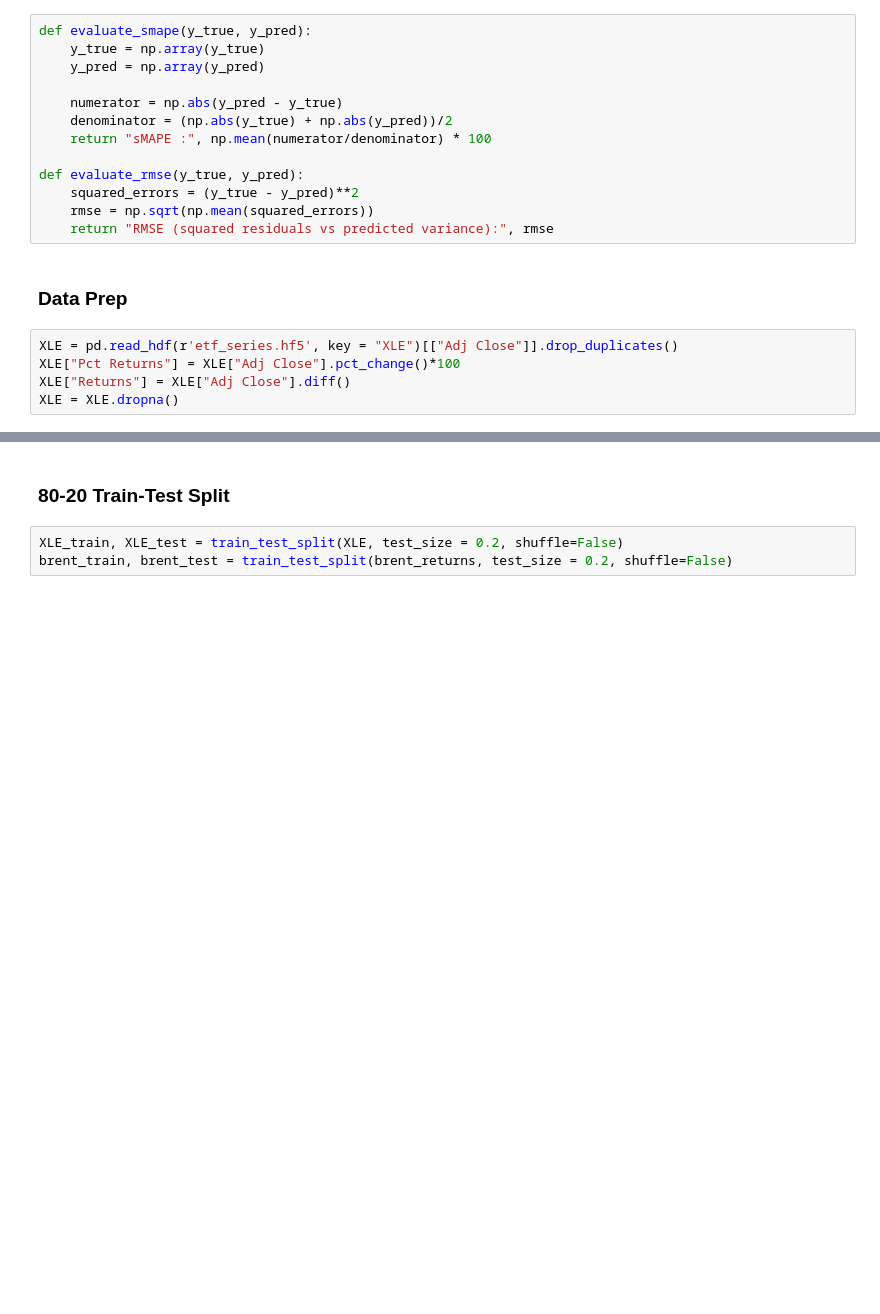
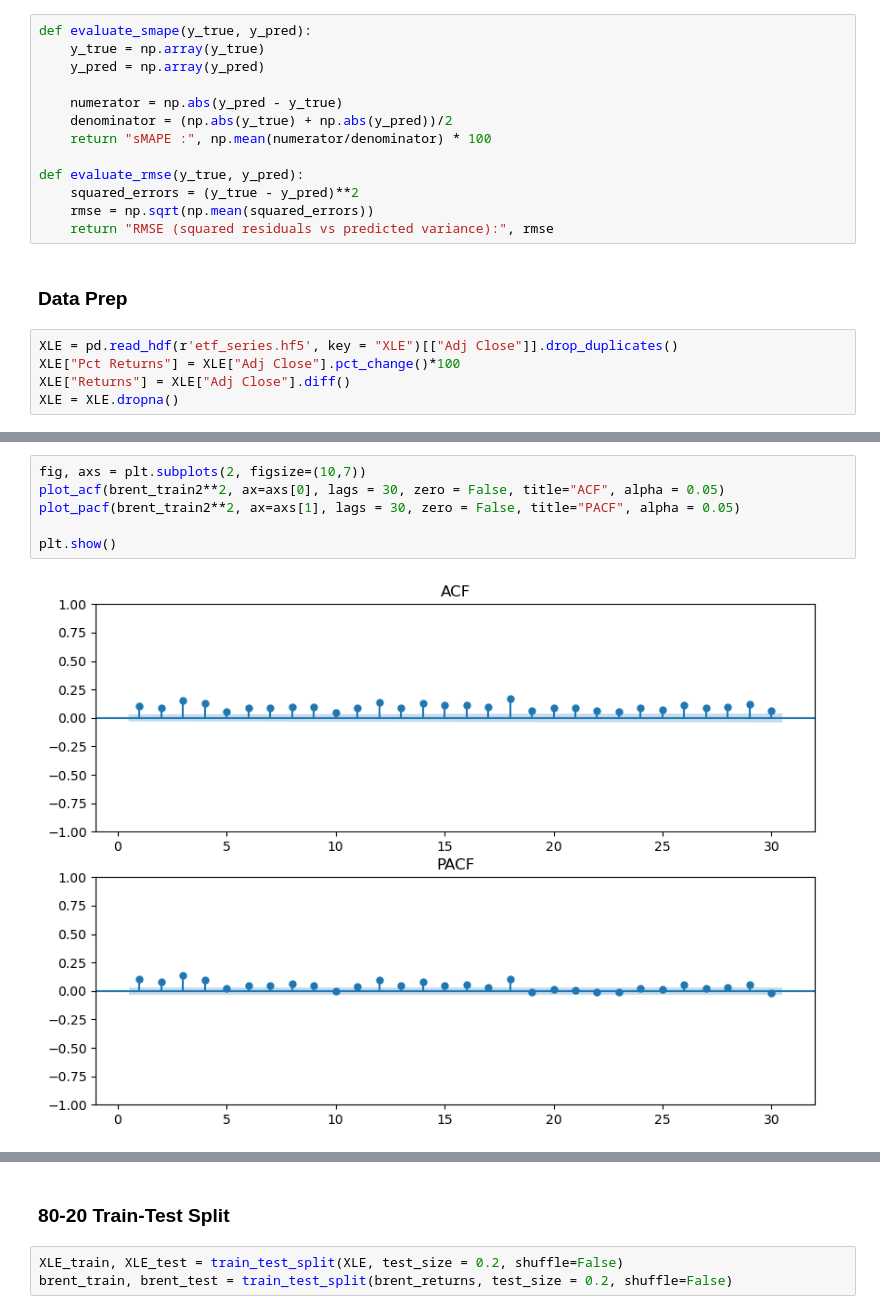
Before and after one commit to siruiliu-code/GARCH-X-Volatility-Modelling-with-Equity-Options-Trading, a Jupyter notebook: XLE_garch.ipynb, the cells around one changed output, grey strips where cells are left out. Cells and saved outputs as stored; diff of their text form; blank space fills up the shorter version.

```diff
--- a/XLE_garch.ipynb
+++ b/XLE_garch.ipynb
@@ -86,0 +106,8 @@ brent_returns = brent_returns[brent_returns.index.isin(common_dates)]
+# %%
+fig, axs = plt.subplots(2, figsize=(10,7))
+plot_acf(brent_train2**2, ax=axs[0], lags = 30, zero = False, title="ACF", alpha = 0.05)
+plot_pacf(brent_train2**2, ax=axs[1], lags = 30, zero = False, title="PACF", alpha = 0.05)
+
+plt.show()
+# %% [output]
+[figure, added]
```
Also changed, not shown: parts of 50 cells of this notebook.
